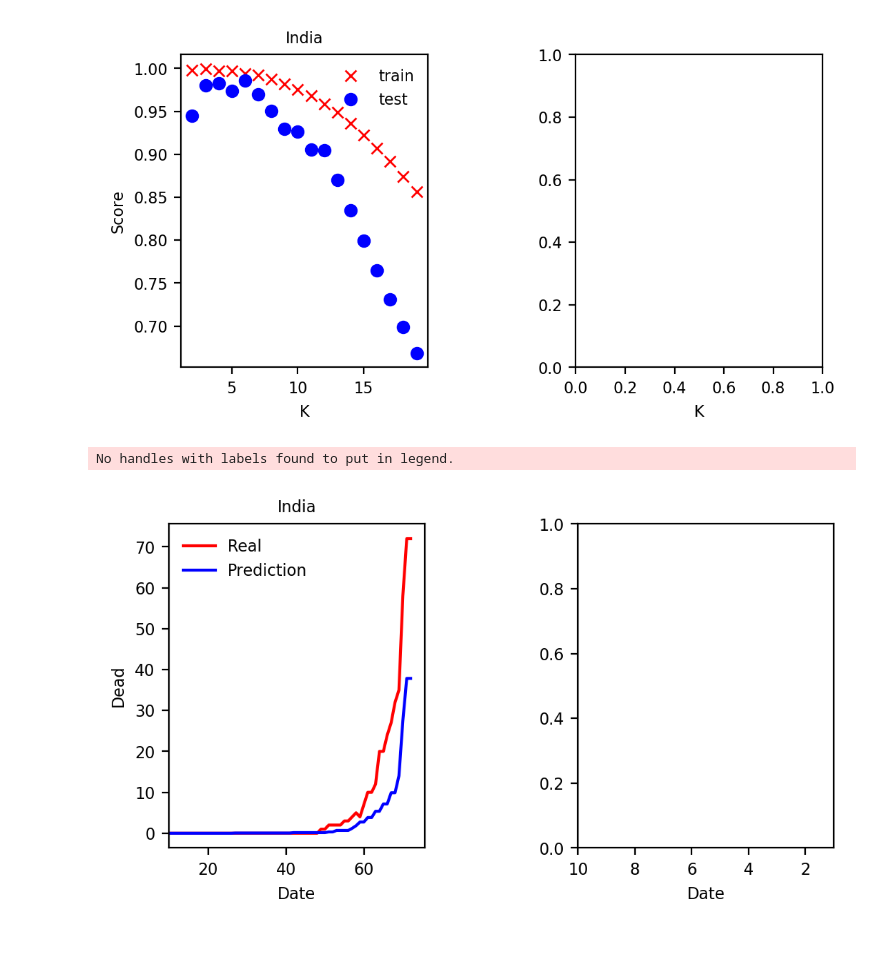
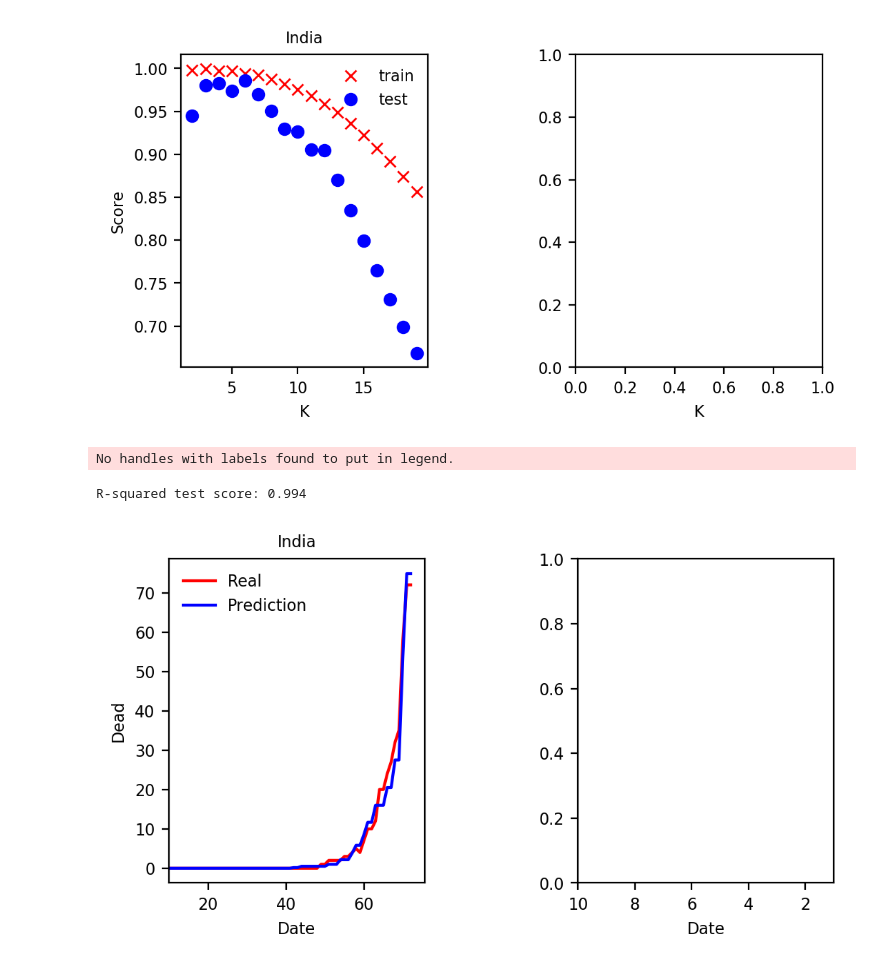
Before and after one commit to mail02ankit/covid19, a Jupyter notebook: ankit_notebook.ipynb, the cells around one changed output. Cells and saved outputs as stored; diff of their text form; code cells hidden in the pictures.

```diff
--- a/ankit_notebook.ipynb
+++ b/ankit_notebook.ipynb
@@ -531,30 +531,34 @@ No handles with labels found to put in legend.
 [figure]
 # %%
 # Plot Predicted values
+knnreg = KNeighborsRegressor(n_neighbors = 6).fit(X_train, y_train)
+# print(knnreg.predict(X_test))
+print('R-squared test score: {:.3f}'.format(knnreg.score(X_train, y_train)))
 y_predict = knnreg.predict(X_test)
 
 
 fig, ax = plt.subplots(1,2, figsize = (6,3), dpi=200)
 # fig, ax = plt.subplots(1,2, dpi=200)
 fig.subplots_adjust(wspace=0.6, hspace=0.0)
 ax = ax.ravel()
 fontl=8
 
 ax[0].plot(X_test['Num_Days'], y_test, '-',color='r', label='Real')
 ax[0].plot(X_test['Num_Days'], y_predict, '-',color='b', label='Prediction')
 
 for iPlot in [0,1]:
     ax[iPlot].set_xlabel('Date', fontsize=fontl)
     ax[0].set_title( CName, fontsize=fontl)
 #     ax[1].set_title( 'Dead', fontsize=fontl)
 
     ax[0].set_ylabel('Dead', fontsize=fontl)
 #     ax[1].set_ylabel('Dead', fontsize=fontl)
 
     ax[iPlot].legend( loc='upper left', frameon = 0, fontsize=fontl)
     ax[iPlot].tick_params(axis='both', which='major', labelsize=1.0*fontl)
 
     ax[iPlot].set_xlim(10,)
 # %% [output]
 No handles with labels found to put in legend.
+R-squared test score: 0.994
-[figure, old version]
+[figure, new version]
```
